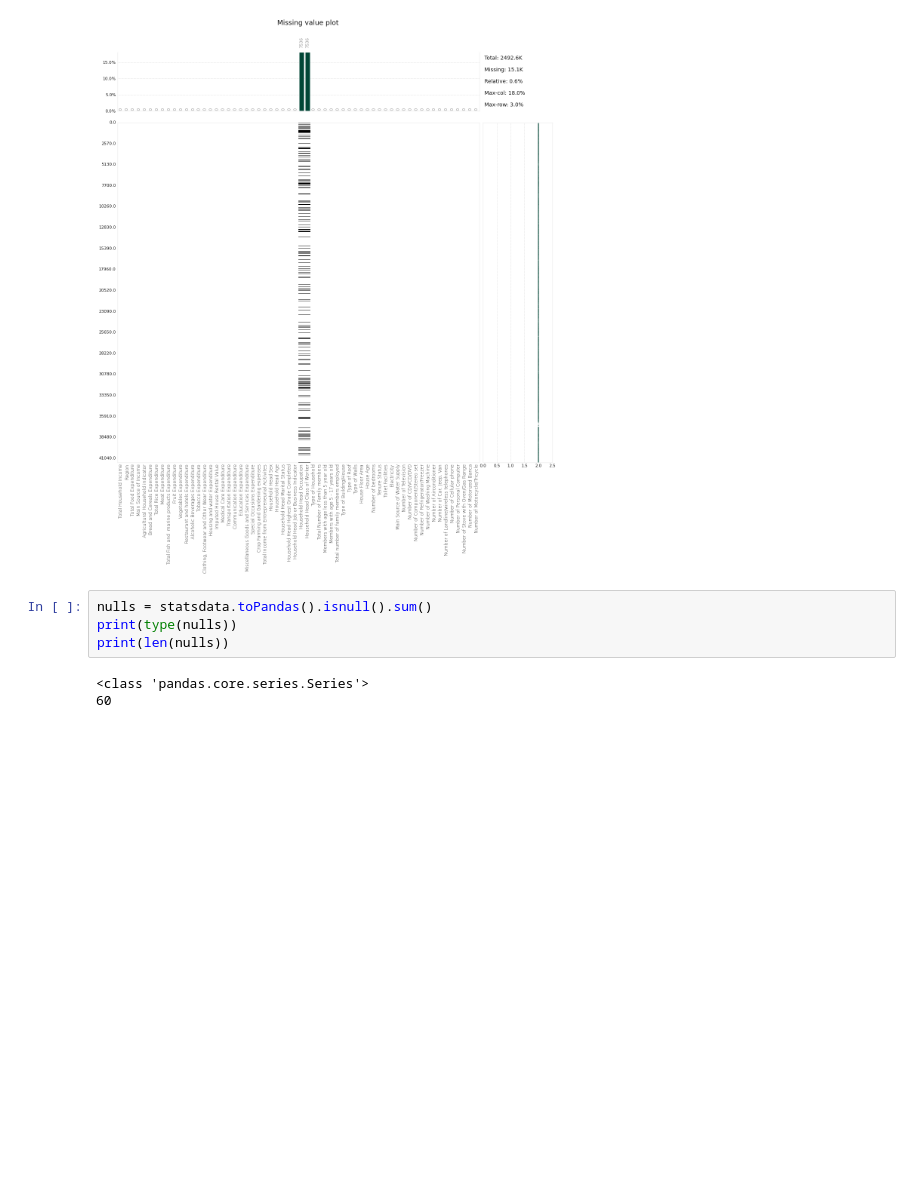
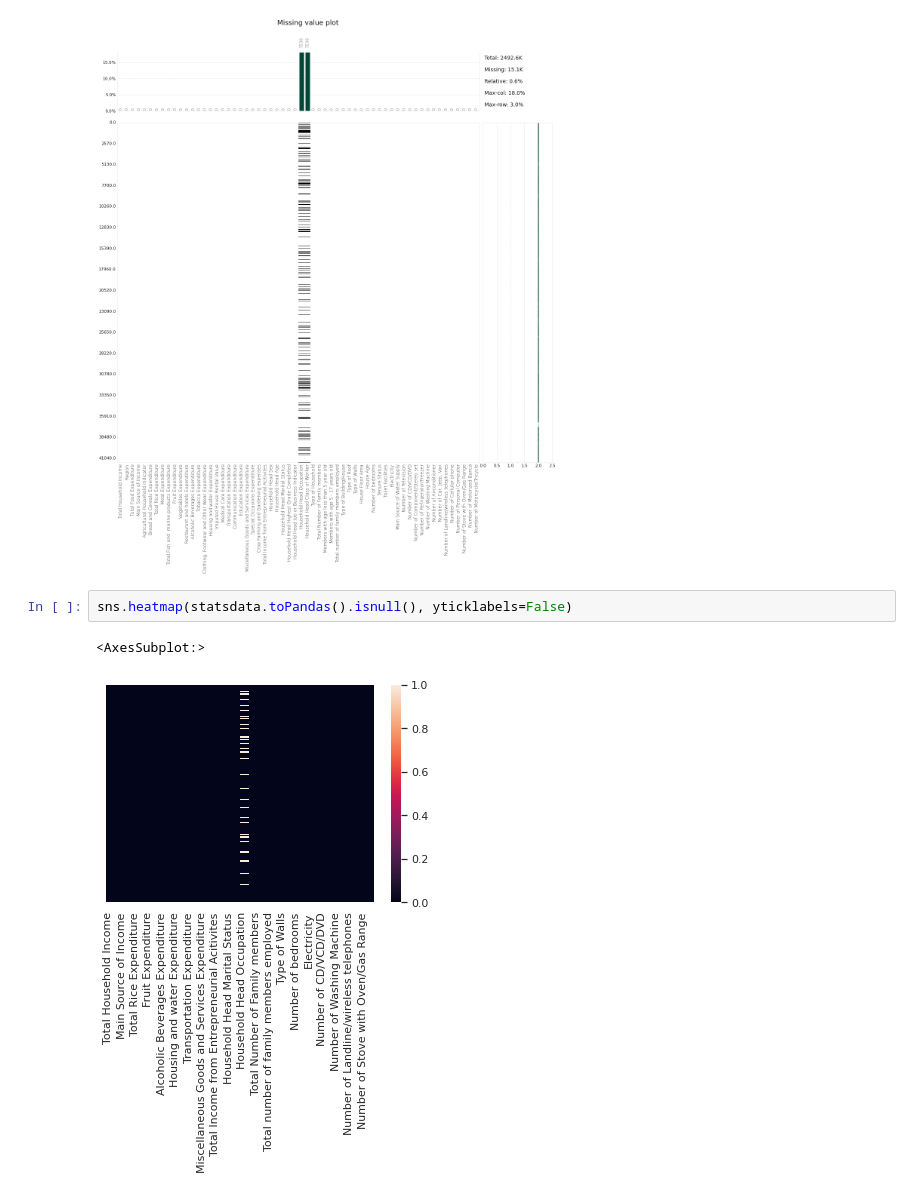
Before and after one commit to sconc/722DataMining, a Jupyter notebook: Iteration4.ipynb, the cells around one changed output. Saved outputs shown, nothing was run; the diff lists cells and outputs as text; blank space fills up the shorter version.

```diff
--- a/Iteration4.ipynb
+++ b/Iteration4.ipynb
@@ -616,11 +617,9 @@ Are there null values? True 15072
 GridSpec(6, 6)
 [figure]
 # %%
-nulls = statsdata.toPandas().isnull().sum()
-print(type(nulls))
-print(len(nulls))
+sns.heatmap(statsdata.toPandas().isnull(), yticklabels=False)
 # %% [output]
-<class 'pandas.core.series.Series'>
-60
+<AxesSubplot:>
+[figure, added]
 # %%
 from pyspark.sql.functions import col,isnan,when,count
```
Also changed, not shown: parts of 24 cells of this notebook.
